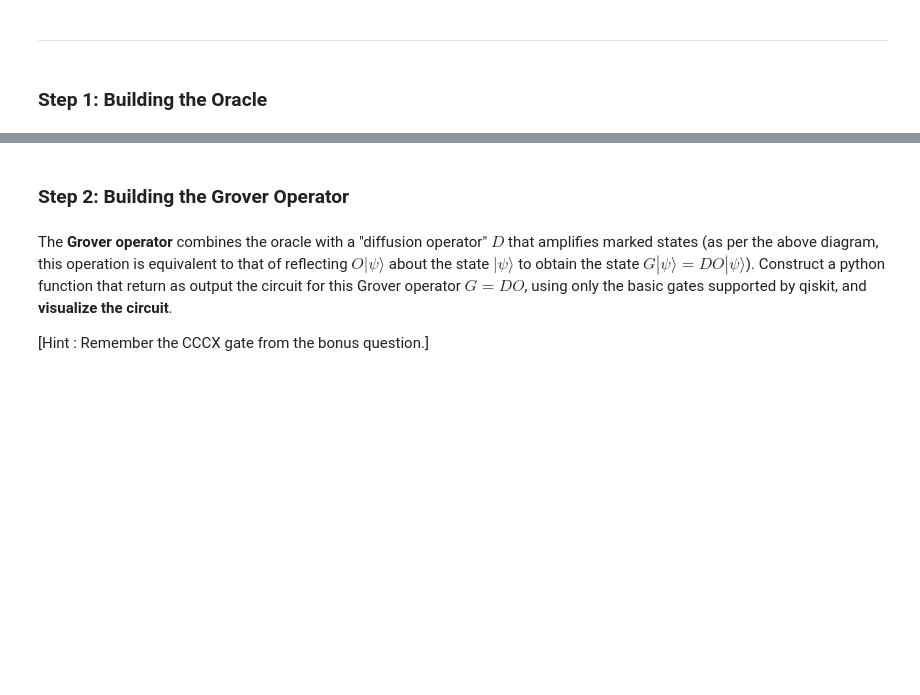
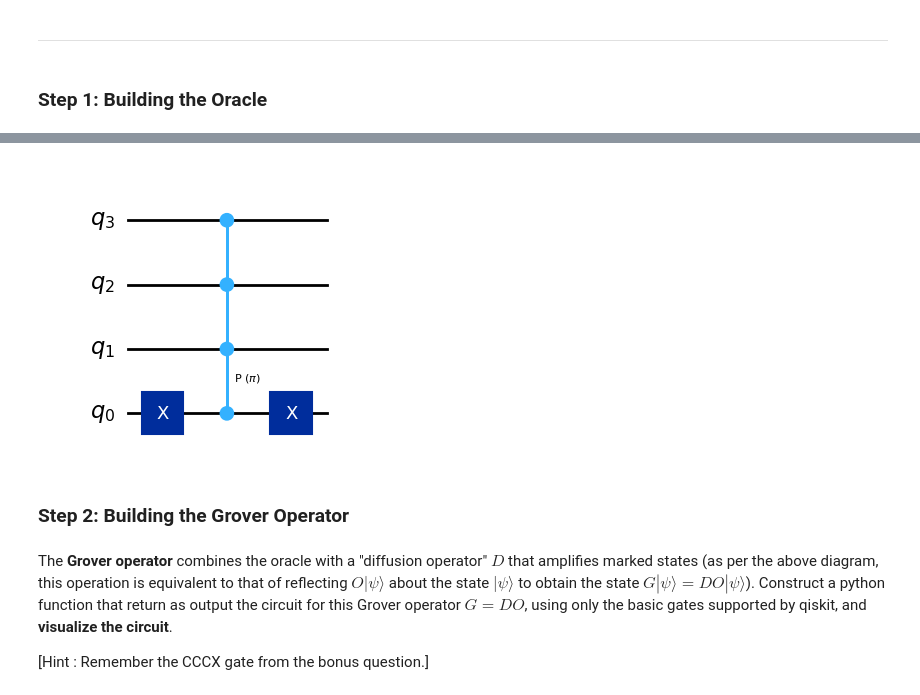
Before and after one commit to LordSosukeAizen/Quantum-Computing-CS682-, a Jupyter notebook: Assignments/ass-2/CS682_Assignment_2.ipynb, the cells around one changed output, grey strips where cells are left out. Drawn from its saved outputs; the diff is of its cells as text; code cells hidden in the pictures; blank space fills up the shorter version.

```diff
--- a/Assignments/ass-2/CS682_Assignment_2.ipynb
+++ b/Assignments/ass-2/CS682_Assignment_2.ipynb
@@ -283,29 +283,38 @@ for the current setting of our problem.]
 # %%
 from qiskit.circuit.library import PhaseGate
 from qiskit.quantum_info import Statevector
 
 def oracle_4qubit(target: str) -> QuantumCircuit:
     """
     Oracle O_x on 4 qubits that flips the phase of |x> and leaves other basis states unchanged.
     Qubit order: target[0] -> q0, ..., target[3] -> q3.
     """
     assert len(target) == 4 and set(target) <= {'0','1'}, "target must be a 4-bit string"
     qc = QuantumCircuit(4, name=f"O({target})")
 
     # Mask 0-bits so that |x> is mapped to |1111>
     for q, b in enumerate(target):
         if b == '0':
             qc.x(q)
 
     # Multi-controlled-Z as a 3-controlled Phase(pi) with q0,q1,q2 controls and q3 as the phase target
-    qc.append(PhaseGate(np.pi).control(3), [0,1,2,3])
+    qc.append(PhaseGate(np.pi).control(3), [0, 1, 2, 3])
 
     # Unmask
     for q, b in enumerate(target):
         if b == '0':
             qc.x(q)
 
     return qc
+
+# Make Sures that Marked strings phase changes by pi if oracle is applied
+test_string = '1110'
+
+oracle = oracle_4qubit(test_string)
+oracle = oracle.reverse_bits()
+oracle.draw('mpl', reverse_bits=True)
+# %% [output]
+[figure, added]
 # %% [markdown]
 ### Step 2: Building the Grover Operator
 # %% [markdown]
```
Also changed, not shown: parts of 4 cells of this notebook, 1 other file.
